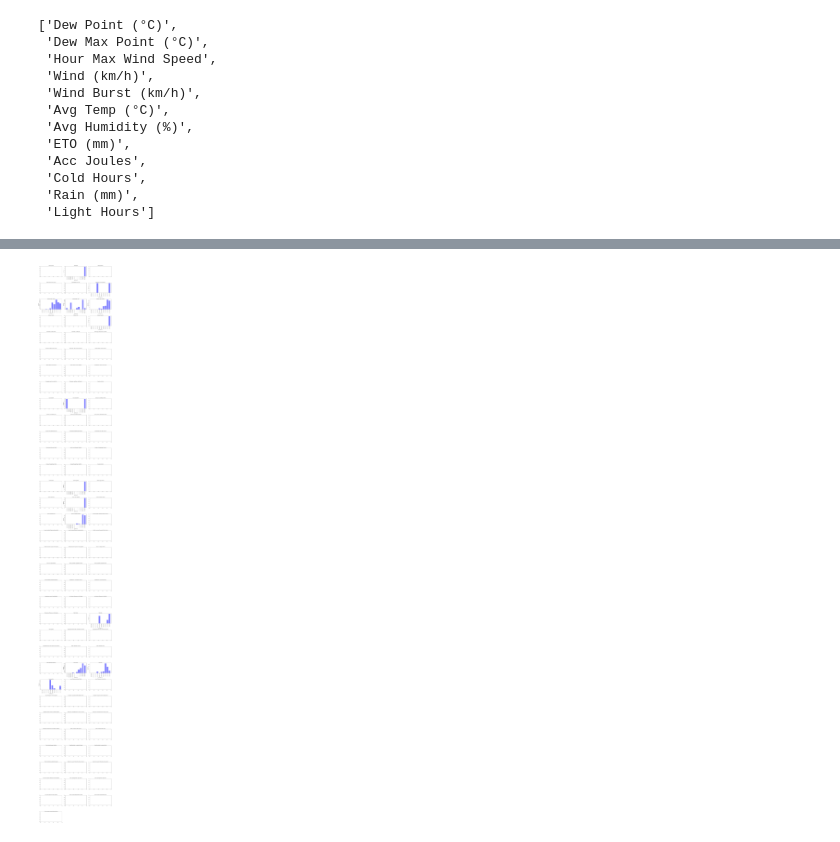
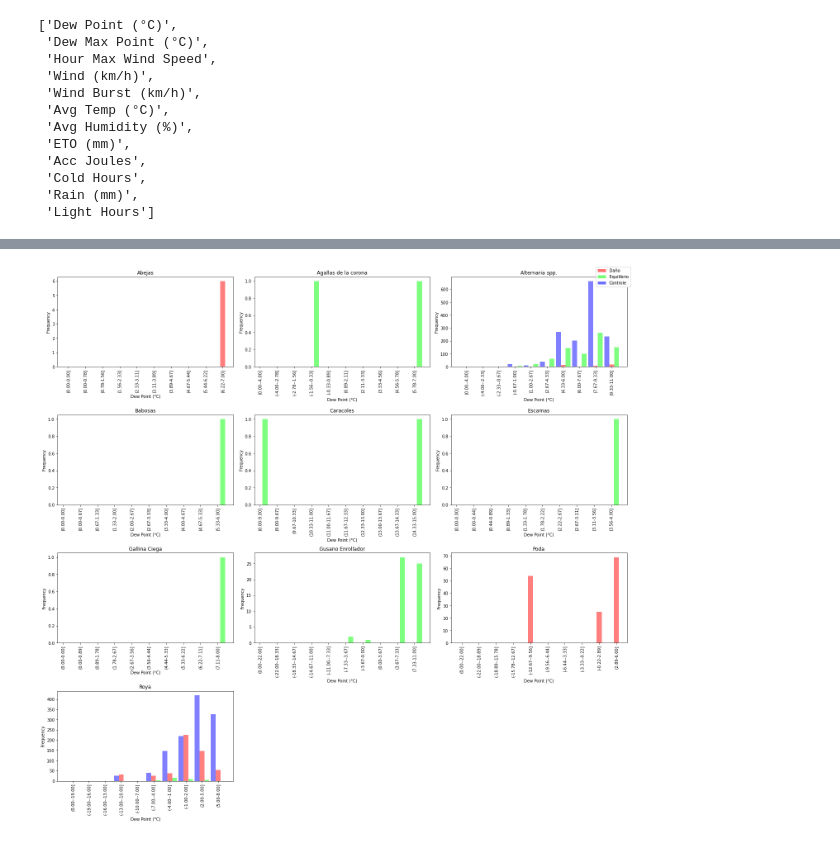
Before and after one commit to the-other-mariana/tools-ds, a Jupyter notebook: week9/tomatoes.ipynb, the cells around one changed output, grey strips where cells are left out. Saved outputs shown, nothing was run; the diff lists cells and outputs as text; code cells hidden in the pictures.

Commit message:
3 plots in one v1
Signed-off-by: the-other-mariana <mariana.avalos.arce@gmail.com>

```diff
--- a/week9/tomatoes.ipynb
+++ b/week9/tomatoes.ipynb
@@ -364,0 +365,7 @@ sev
+# %%
+prob_compact = {}
+for p in problems:
+    for s in sev:
+        d = {n: [] for n in names}
+        prob_compact[p] = d
+prob_compact
@@ -364,0 +390,8 @@ sev
+# %%
+for i in range(len(problems)):
+    for k in range(len(names)):
+        vals = []
+        for j in range(len(sev)):
+            vals = vals + prob_dicts[problems[i]+sep+sev[j]][names[k]]
+        prob_compact[problems[i]][names[k]] = vals
+prob_compact
@@ -367,41 +418,51 @@ import matplotlib.pyplot as plt
 
 bars = 10
 problems = list(prob.index)
+print(len(problems))
 #problems = ['Alternaria spp.']
 #fig1 = plt.figure(figsize=(14, 5))
 colors = [(0,0,1,0.5), (1,0,0,0.5), (0,1,0,0.5)]
+labels = {"0" : sev[0], "1" : sev[1], "2": sev[2]}
+offset = [-1, 0, 1]
 
-fig1 = plt.figure(figsize=(20, 150))
+fig1 = plt.figure(figsize=(20, 50))
 counter = 1
 for i in range(len(problems)):
+
+    p = problems[i]
+    col = 'Dew Point (°C)'
+    tot_range = prob_compact[p][col]
+    intervals = []
+    if len(tot_range) == 0:
+        continue
+    if min(tot_range) == max(tot_range):
+        intervals = np.linspace(min(tot_range)-max(tot_range), max(tot_range), bars)
+    else:
+        intervals = np.linspace(min(tot_range), max(tot_range), bars)
+
+    intervals = list(intervals)
+    intervals = [0.0] + intervals
+    if max(intervals) == 0.0:
+        continue
+
     for j in range(len(sev)):
-        p = problems[i]
-        col = 'Dew Point (°C)'
+
         s = sev[j]
         #ax1 = fig1.add_subplot(len(problems), 3,(i*3) + (j+1))
-        ax1 = fig1.add_subplot(len(problems), 3, counter)
+        #ax1 = fig1.add_subplot(len(problems), 3, counter)
         key = p+sep+s
         if (key not in prob_dicts.keys()):
-            ax1.set_title(p + sep + s)
-            counter += 1
+            #ax1.set_title(p + sep + s)
+            #counter += 1
             continue
         if (col not in prob_dicts[key].keys()):
             continue
         if len(prob_dicts[p+sep+s][col]) == 0:
-            ax1.set_title(p + sep + s)
-            counter += 1
+            #ax1.set_title(p + sep + s)
+            #counter += 1
             continue
         curr = prob_dicts[p+sep+s][col]
-        intervals = []
-        if min(curr) == max(curr):
-            intervals = np.linspace(min(curr)-max(curr), max(curr), bars)
-        else:
-            intervals = np.linspace(min(curr), max(curr), bars)
 
-        intervals = list(intervals)
-        intervals = [0.0] + intervals
-        if max(intervals) == 0.0:
-            continue
 
         heights = [0 for i in intervals[1:]]
         xs = list(range(len(heights)))
@@ -413,18 +474,27 @@ for i in range(len(problems)):
             for c in curr:
                 if c > minVal and c <= maxVal:
                     heights[interval] += 1
-        ax1.set_xticks(xs)
-        ax1.set_xticklabels(xlabels, rotation=90)
-        ax1.bar(xs, heights, color=colors[0])
+        width = 0.3
+        ax1 = fig1.add_subplot((len(problems)+1)/3, 3, counter)
+        ax1.bar(np.array(xs) + (width)*(offset[j]), heights, width=width, color=colors[j], label=labels[str(j)])
+        labels[str(j)] = "_nolegend_"
 
-        ax1.set_title(p + sep + s)
-        plt.ylabel('Frequency')
-        plt.xlabel(col)
-        fig1.tight_layout()
+        #ax1.bar(xs, heights, color=colors[0])
         #fig1.savefig('images/' + col + '.png', dpi=300)
-        counter += 1
-#fig1.suptitle(f"Attribute: ({col})\n", fontsize="x-large")
-#fig1.subplots_adjust(top=0.01)
+
+
+    #fig1.suptitle(f"Attribute: ({col})\n", fontsize="x-large")
+
+    ax1.set_xticks(xs)
+    ax1.set_xticklabels(xlabels, rotation=90)
+    ax1.set_title(p)
+    plt.ylabel('Frequency')
+    plt.xlabel(col)
+    fig1.legend()
+    fig1.tight_layout()
+    counter += 1
+
+
 plt.show()
 
 #plt.show()
@@ -432,4 +503,4 @@ plt.show()
-[figure, old version]
+[figure, new version]
 # %%
 fig1 = plt.figure(figsize=(10,10))
 for i in range(4):
```
Also changed, not shown: parts of 5 cells of this notebook.
